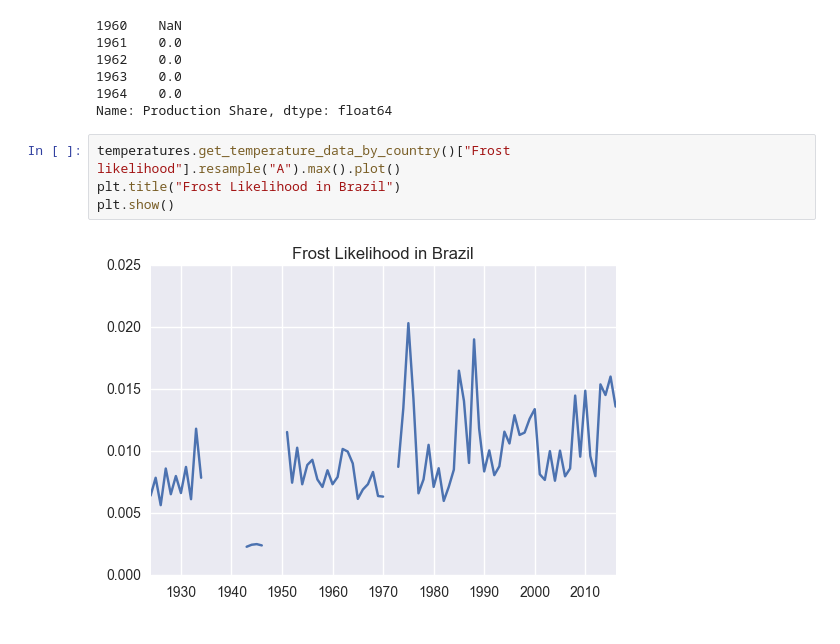
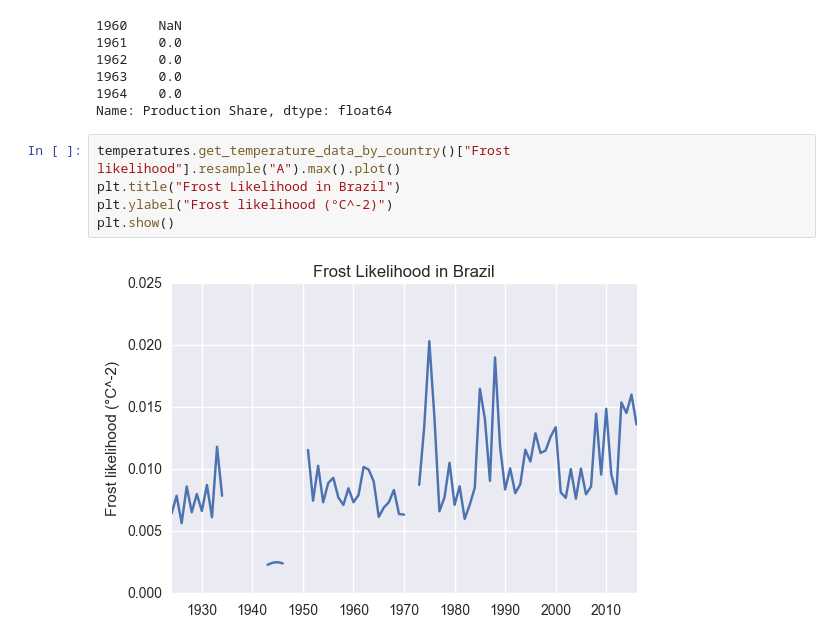
Before and after one commit to mohsseha/DSI-BOS-students, a Jupyter notebook: ntmitchell/capstone project/EDA--temperatures.ipynb, the cells around one changed output. Cells and saved outputs as stored; diff of their text form.

```diff
--- a/ntmitchell/capstone project/EDA--temperatures.ipynb
+++ b/ntmitchell/capstone project/EDA--temperatures.ipynb
@@ -63,6 +63,7 @@ Name: Production Share, dtype: float64
 # %%
 temperatures.get_temperature_data_by_country()["Frost likelihood"].resample("A").max().plot()
 plt.title("Frost Likelihood in Brazil")
+plt.ylabel("Frost likelihood (°C^-2)")
 plt.show()
 # %% [output]
-[figure, old version]
+[figure, new version]
```
Also changed, not shown: 2 other files.
